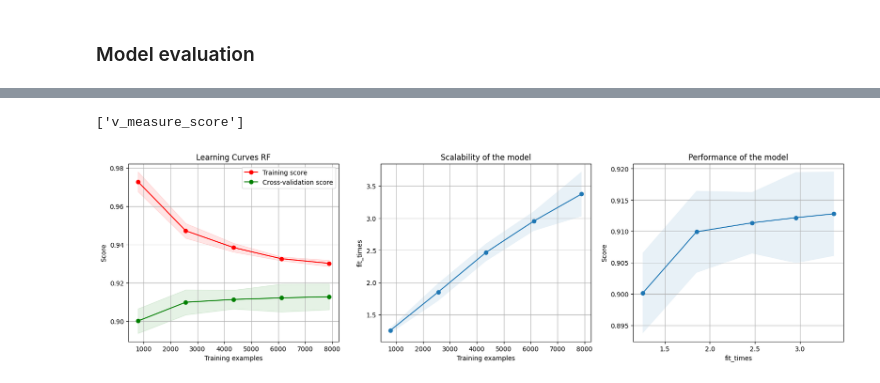
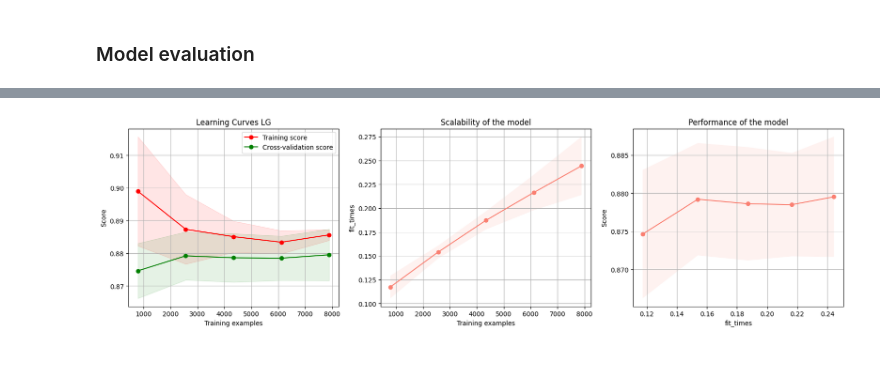
Before and after one commit to diegodvallejos/SanTec-Challenge, a Jupyter notebook: Santander Tecnología - Exámen Data science.ipynb, the cells around one changed output, grey strips where cells are left out. Saved outputs shown, nothing was run; the diff lists cells and outputs as text; code cells hidden in the pictures.

```diff
--- a/Santander Tecnología - Exámen Data science.ipynb
+++ b/Santander Tecnología - Exámen Data science.ipynb
@@ -806,14 +807,24 @@ from sklearn.decomposition import PCA
 import warnings
 warnings.filterwarnings("ignore")
 # %%
-categorical_columns = ['Month', 'VisitorType', 'Weekend', 'OperatingSystems', 'Browser', 'Region', 'TrafficType']
+#Vuelvo a definir frequency_encoding por si se quiere correr solo esta parte del challenge
+np.random.seed(22)
+
+def frequency_encoding(data, categorical_columns=categorical_columns):
+    data_copy = data.copy()
+
+    for column in categorical_columns:
+        frequency_map = data_copy[column].value_counts(normalize=True)
+        data_copy[column] = data_copy[column].map(frequency_map)
+
+    return data_copy
+
+df = frequency_encoding(data=df, categorical_columns=categorical_columns)
 
 
-df = frequency_encoding(categorical_columns=categorical_columns)
+le = LabelEncoder()
 
-#df = pd.get_dummies(df, columns=categorical_columns, drop_first=True) #drop_first=True para evitar la multicolinealidad
 
-le = LabelEncoder()
 df['Revenue'] = le.fit_transform(df['Revenue'])
 
 test_multicolinealidad = df.corr()
@@ -1370,26 +1419,19 @@ def plot_learning_curve(
     axes[2].set_title("Performance of the model")
 
     return plt
-# %%
-import sklearn.metrics as met
-met.get_scorer_names()[-1:]
-# %% [output]
-['v_measure_score']
 # %%
-# fig, ax = plt.subplots(3, 1, figsize=(10, 15))
-
 X, y = X_train, y_train
 
-title = "Learning Curves RF"
+title = "Learning Curves LG"
 
 cv = ShuffleSplit(n_splits=5, test_size=0.2, random_state=0)
 
-estimator = best_rf
+estimator = best_log
 
 plot_learning_curve(
     estimator, title, X, y, cv=cv, n_jobs=4,scoring="roc_auc"
 )
 
 plt.show()
 # %% [output]
-[figure, old version]
+[figure, new version]
```
Also changed, not shown: parts of 16 cells of this notebook.
